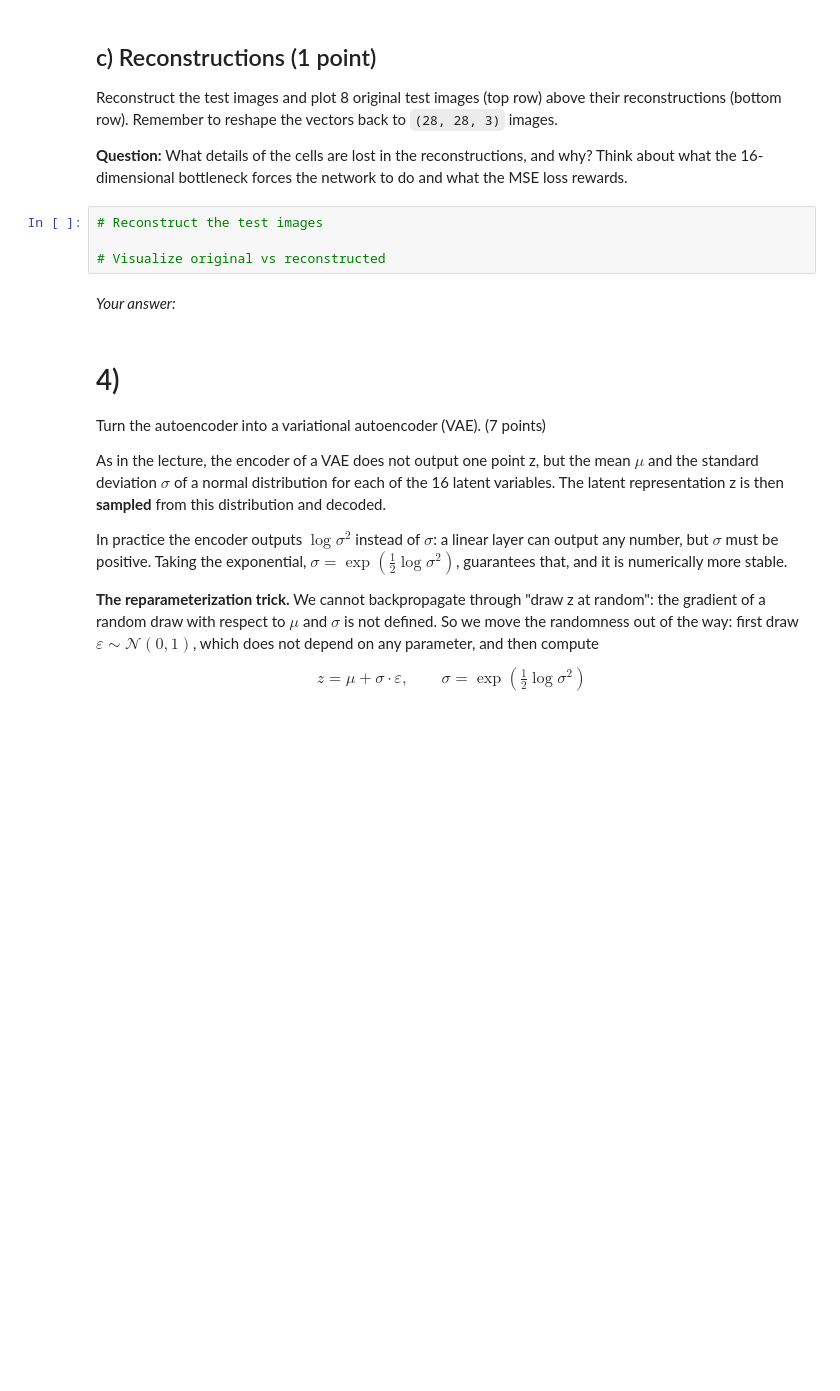
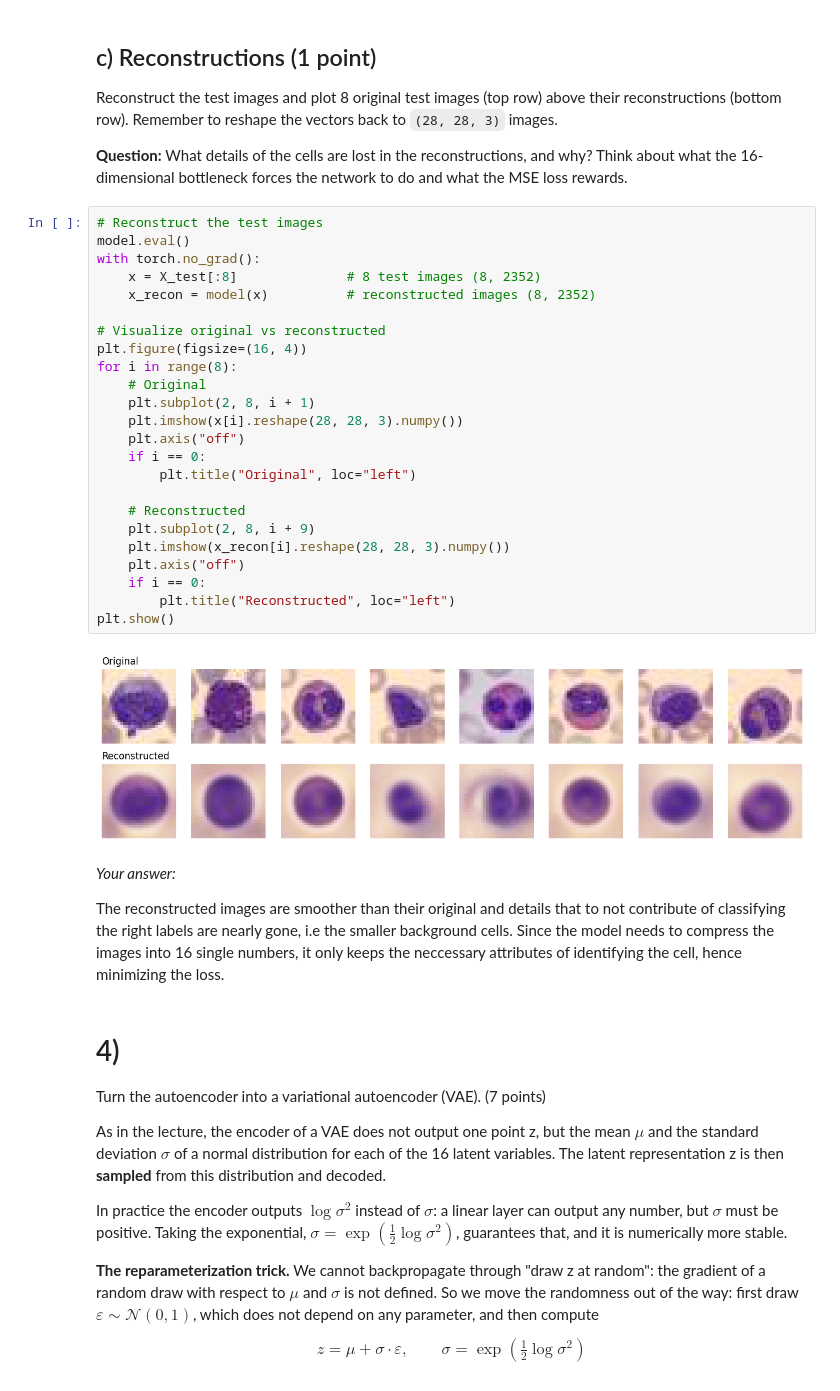
Before and after one commit to Kjescha0/BKIM, a Jupyter notebook: Exercise 3/ch/Exercise_3_v2.ipynb, the cells around one changed output. Saved outputs shown, nothing was run; the diff lists cells and outputs as text; blank space fills up the shorter version.

```diff
--- a/Exercise 3/ch/Exercise_3_v2.ipynb
+++ b/Exercise 3/ch/Exercise_3_v2.ipynb
@@ -413,10 +460,34 @@ Reconstruct the test images and plot 8 original test images (top row) above thei
 **Question:** What details of the cells are lost in the reconstructions, and why? Think about what the 16-dimensional bottleneck forces the network to do and what the MSE loss rewards.
 # %%
 # Reconstruct the test images
+model.eval()
+with torch.no_grad():
+    x = X_test[:8]              # 8 test images (8, 2352)
+    x_recon = model(x)          # reconstructed images (8, 2352)
 
 # Visualize original vs reconstructed
+plt.figure(figsize=(16, 4))
+for i in range(8):
+    # Original
+    plt.subplot(2, 8, i + 1)
+    plt.imshow(x[i].reshape(28, 28, 3).numpy())
+    plt.axis("off")
+    if i == 0:
+        plt.title("Original", loc="left")
+
+    # Reconstructed
+    plt.subplot(2, 8, i + 9)
+    plt.imshow(x_recon[i].reshape(28, 28, 3).numpy())
+    plt.axis("off")
+    if i == 0:
+        plt.title("Reconstructed", loc="left")
+plt.show()
+# %% [output]
+[figure, added]
 # %% [markdown]
 *Your answer:*
+
+The reconstructed images are smoother than their original and details that to not contribute of classifying the right labels are nearly gone, i.e the smaller background cells. Since the model needs to compress the images into 16 single numbers, it only keeps the neccessary attributes of identifying the cell, hence minimizing the loss.
 # %% [markdown]
 # 4)
 Turn the autoencoder into a variational autoencoder (VAE). (7 points)
```
Also changed, not shown: parts of 3 cells of this notebook.
